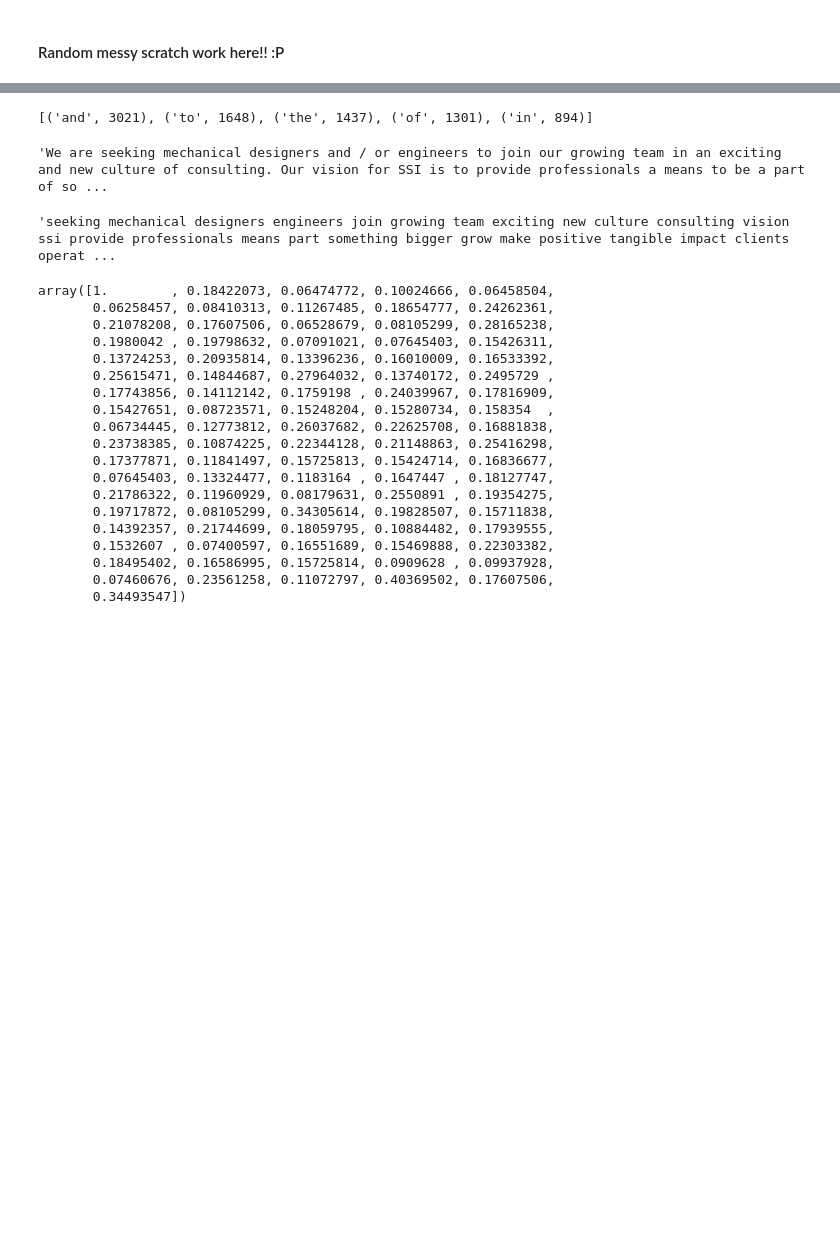
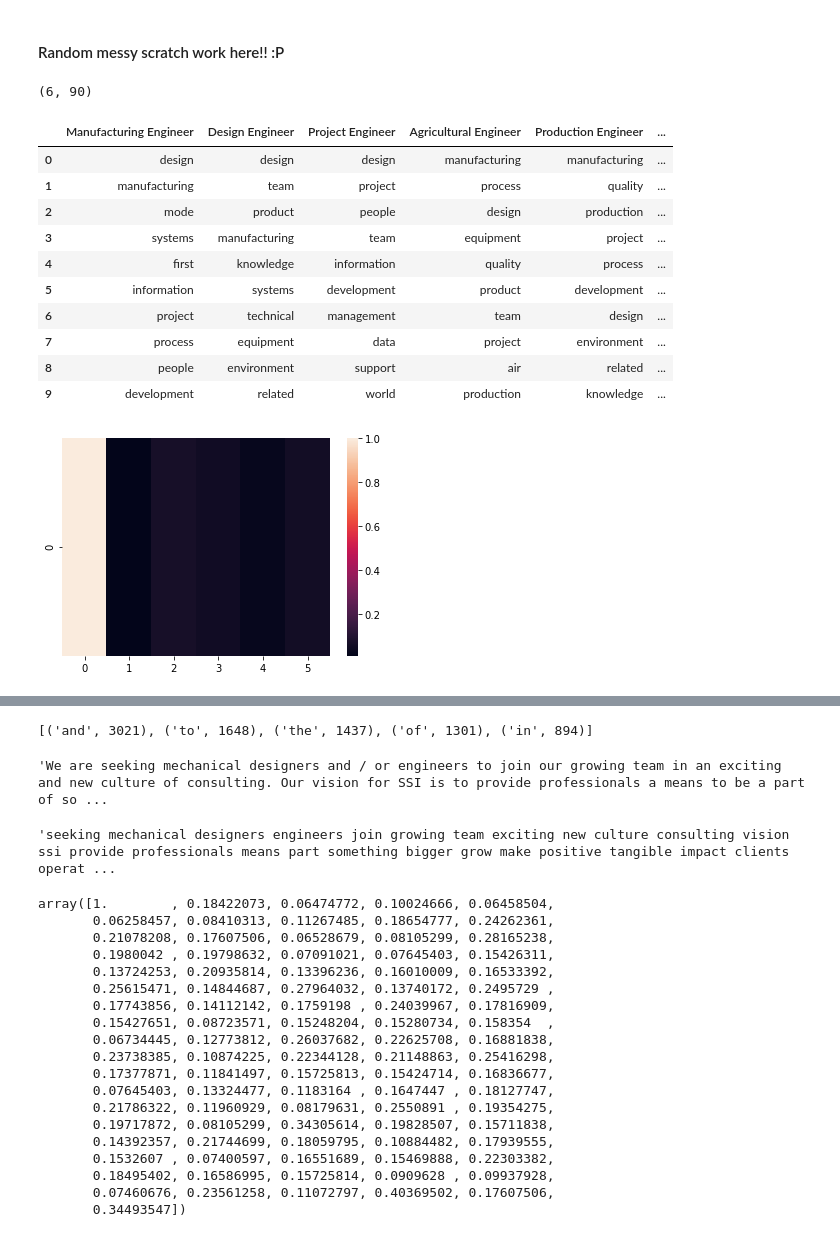
Before and after one commit to kjar0/516X-Final, a Jupyter notebook: ABE_comp_job.ipynb, the cells around one changed output, grey strips where cells are left out. Saved outputs shown, nothing was run; the diff lists cells and outputs as text; code cells hidden in the pictures; blank space fills up the shorter version.

```diff
--- a/ABE_comp_job.ipynb
+++ b/ABE_comp_job.ipynb
@@ -336,0 +275,9 @@ array([0.04603675, 0.04018226, 0.05171696, 0.05182319, 0.02333226,
+# %%
+df = pd.DataFrame(tf_matrix.T.toarray(), index=fname)
+df = df.sort_values(by=0, ascending=False)
+df.index.name = 'Outcome'
+df.reset_index(inplace=True)
+cout = df['Outcome']
+cout
+job_skill_df['Outcome'] = pd.DataFrame(df['Outcome'][:10])
+job_skill_df
@@ -337,5 +296,37 @@ array([0.04603675, 0.04018226, 0.05171696, 0.05182319, 0.02333226,
 # %% [markdown]
 #### Random messy scratch work here!! :P
+# %%
+# ANOTHER APPROACH? use entire corpus for fit transform
+# initialize vector and find TF-IDF matrix for each document
+tfidf_v = TfidfVectorizer()
+t_matrix = tfidf_v.fit_transform(jobncomp_4vec)
+fname = tfidf_v.get_feature_names()
+# understanding output: 1 row per document, each column represents a tf-idf term
+print(t_matrix.shape)
+df = pd.DataFrame(t_matrix.T.toarray(), index=fname)
+df = df.sort_values(by=0, ascending=False)
+df.index.name = 'Outcome'
+df.reset_index(inplace=True)
+#display(type(df['Outcome'][:10]
+job_skill_df['Outcome'] = pd.DataFrame(df['Outcome'][:10])
+# find cosine similarity between competencies and key terms from job descriptions
+csim = cosine_similarity(t_matrix[0:1], t_matrix)
+sns.heatmap(csim)
+job_skill_df
+# %% [output]
+(6, 90)
+|  | Manufacturing Engineer | Design Engineer | Project Engineer | Agricultural Engineer | Production Engineer | ... |
+| 0 | design | design | design | manufacturing | manufacturing | ... |
+| 1 | manufacturing | team | project | process | quality | ... |
+| 2 | mode | product | people | design | production | ... |
+| 3 | systems | manufacturing | team | equipment | project | ... |
+| 4 | first | knowledge | information | quality | process | ... |
+| 5 | information | systems | development | product | development | ... |
+| 6 | project | technical | management | team | design | ... |
+| 7 | process | equipment | data | project | environment | ... |
+| 8 | people | environment | support | air | related | ... |
+| 9 | development | related | world | production | knowledge | ... |
+[figure, new version]
 # %%
 y = indeed_posts('Project Engineer')
 display(y)
```
Also changed, not shown: parts of 15 cells of this notebook, 3 other files.
